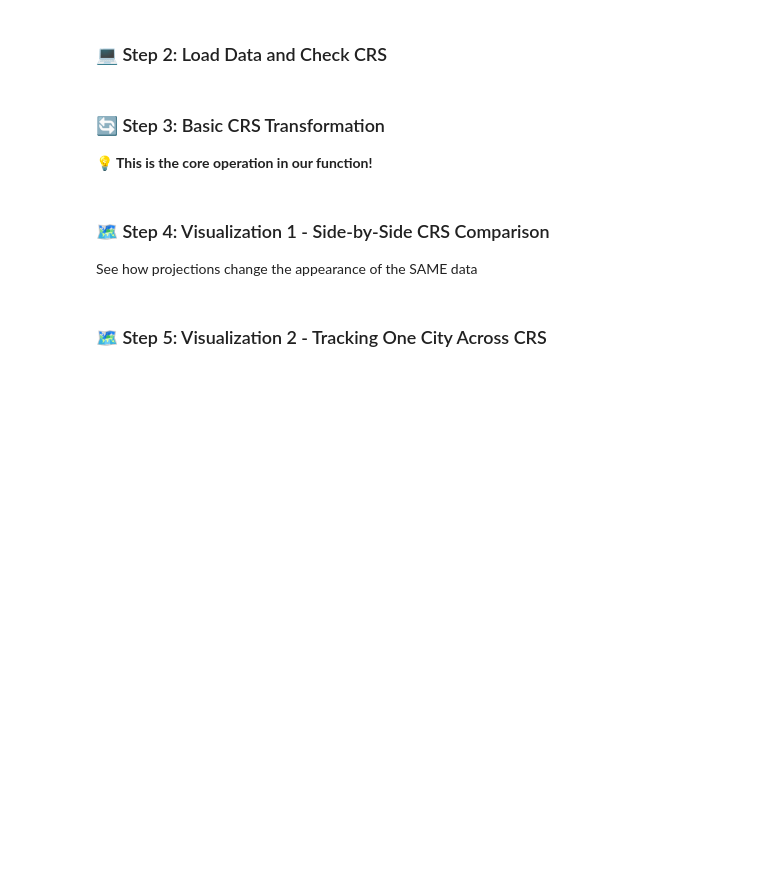
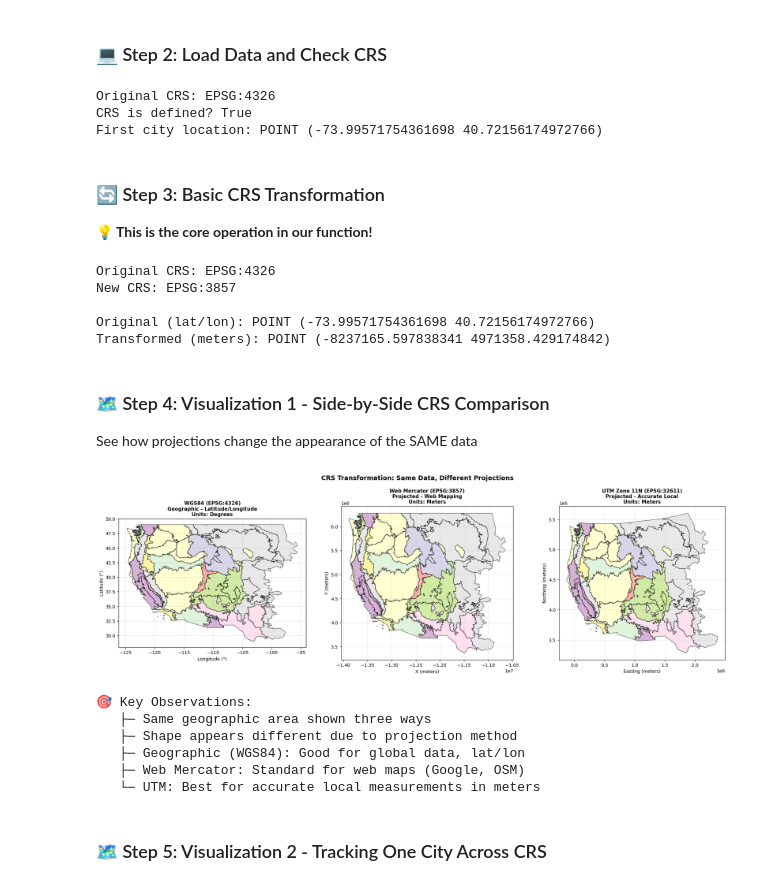
Before and after one commit to yoganandk/gist604b-python-test, a Jupyter notebook: notebooks/geopandas/03_function_transform_crs.ipynb, the cells around one changed output. Saved outputs shown, nothing was run; the diff lists cells and outputs as text; code cells hidden in the pictures; blank space fills up the shorter version.

```diff
--- a/notebooks/geopandas/03_function_transform_crs.ipynb
+++ b/notebooks/geopandas/03_function_transform_crs.ipynb
@@ -71,11 +71,15 @@ import geopandas as gpd
 from typing import Union
 
 # Load cities
-cities = gpd.read_file('../data/cities/ne_cities_us.geojson')
+cities = gpd.read_file('../../data/cities/ne_cities_us.geojson')
 
 print(f"Original CRS: {cities.crs}")
 print(f"CRS is defined? {cities.crs is not None}")
 print(f"First city location: {cities.geometry.iloc[0]}")
+# %% [output]
+Original CRS: EPSG:4326
+CRS is defined? True
+First city location: POINT (-73.99571754361698 40.72156174972766)
 # %% [markdown]
 ### 🔄 Step 3: Basic CRS Transformation
 
@@ -91,7 +95,12 @@ print()
 # Compare coordinates
 print(f"Original (lat/lon): {cities.geometry.iloc[0]}")
 print(f"Transformed (meters): {cities_mercator.geometry.iloc[0]}")
-print(f"Transformed (meters): {cities_mercator.geometry.iloc[0]}")
+# %% [output]
+Original CRS: EPSG:4326
+New CRS: EPSG:3857
+
+Original (lat/lon): POINT (-73.99571754361698 40.72156174972766)
+Transformed (meters): POINT (-8237165.597838341 4971358.429174842)
 # %% [markdown]
 ### 🗺️ Step 4: Visualization 1 - Side-by-Side CRS Comparison
 
@@ -100,7 +109,7 @@ See how projections change the appearance of the SAME data
 import matplotlib.pyplot as plt
 
 # Load ecoregions for better visualization
-ecoregions = gpd.read_file('../data/ecoregions/epa_level3_western_us.geojson')
+ecoregions = gpd.read_file('../../data/ecoregions/epa_level3_western_us.geojson')
 
 # Create three common CRS versions
 gdf_wgs84 = ecoregions.to_crs('EPSG:4326')      # Geographic
@@ -120,33 +129,41 @@ ax1.grid(True, alpha=0.3)
 
 # Web Mercator
 gdf_mercator.plot(ax=ax2, alpha=0.6, edgecolor='black', linewidth=1, cmap='Set3')
 ax2.set_title("Web Mercator (EPSG:3857)\nProjected - Web Mapping\nUnits: Meters",
              fontsize=11, fontweight='bold')
 ax2.set_xlabel("X (meters)")
 ax2.set_ylabel("Y (meters)")
 ax2.set_aspect('equal')
 ax2.grid(True, alpha=0.3)
 
 # UTM Zone 11N
 gdf_utm.plot(ax=ax3, alpha=0.6, edgecolor='black', linewidth=1, cmap='Set3')
 ax3.set_title("UTM Zone 11N (EPSG:32611)\nProjected - Accurate Local\nUnits: Meters",
              fontsize=11, fontweight='bold')
 ax3.set_xlabel("Easting (meters)")
 ax3.set_ylabel("Northing (meters)")
 ax3.set_aspect('equal')
 ax3.grid(True, alpha=0.3)
 
 plt.suptitle("CRS Transformation: Same Data, Different Projections",
             fontsize=14, fontweight='bold', y=1.02)
 plt.tight_layout()
 plt.show()
 
 print("🎯 Key Observations:")
 print("   ├─ Same geographic area shown three ways")
 print("   ├─ Shape appears different due to projection method")
 print("   ├─ Geographic (WGS84): Good for global data, lat/lon")
 print("   ├─ Web Mercator: Standard for web maps (Google, OSM)")
 print("   └─ UTM: Best for accurate local measurements in meters")
+# %% [output]
+[figure, added]
+🎯 Key Observations:
+   ├─ Same geographic area shown three ways
+   ├─ Shape appears different due to projection method
+   ├─ Geographic (WGS84): Good for global data, lat/lon
+   ├─ Web Mercator: Standard for web maps (Google, OSM)
+   └─ UTM: Best for accurate local measurements in meters
 # %% [markdown]
 ### 🗺️ Step 5: Visualization 2 - Tracking One City Across CRS
 # %%
```
Also changed, not shown: parts of 13 cells of this notebook.
